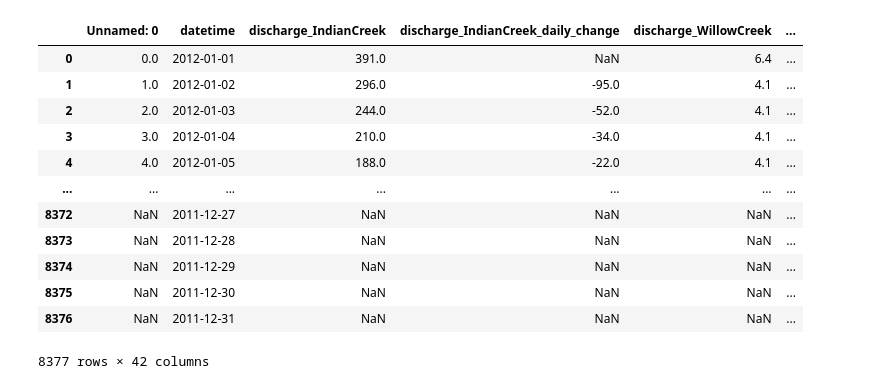
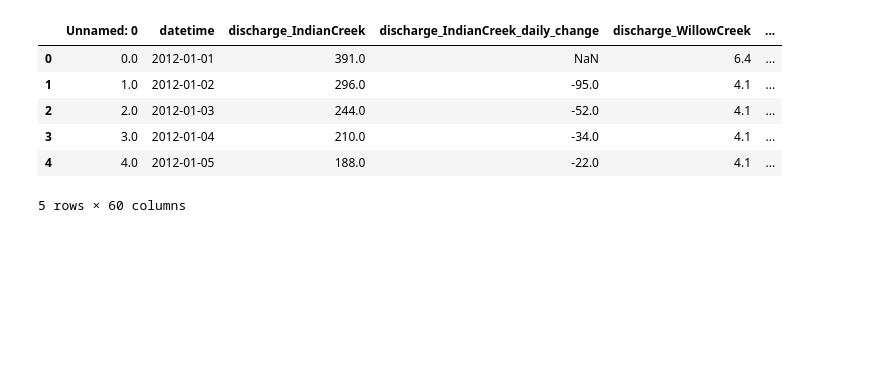
Before and after one commit to UW-GDA/SlaterFireHydrology, a Jupyter notebook: code/Analysis/Linear_Res_Model.ipynb, the cells around one changed output. Cells and saved outputs as stored; diff of their text form; code cells hidden in the pictures; blank space fills up the shorter version.

```diff
--- a/code/Analysis/Linear_Res_Model.ipynb
+++ b/code/Analysis/Linear_Res_Model.ipynb
@@ -19,30 +19,27 @@ fire_year = {'IndianCreek': 2020, 'WillowCreek': 2020, 'CacheCreek': 2018, 'Suck
 # %%
 df = pd.read_csv(data_file)
 # %%
+df['day_of_year'] = pd.to_datetime(summer_df['datetime']).dt.dayofyear
 for river in rivers:
     df['decay_coef_' + river] = df['discharge_'+river]/(df['discharge_'+river] - df['discharge_'+ river + '_daily_change'])
     df['discharge_' + river + '_previous_day'] = (df['discharge_' + river] - df['discharge_' + river + '_daily_change'])
     df['discharge_' + river + '_daily_change_positive'] = -df['discharge_' + river + '_daily_change']
     df['post-fire_' + river] = df['year'] > fire_year[river]
-    df['day_of_year'] = pd.to_datetime(summer_df['datetime']).dt.dayofyear
+    df['year_sum_discharge_' + river] = df.groupby('year')['discharge_'+river].transform('sum')
+    df['month_sum_discharge_' + river] = df.groupby(['month', 'year'])['discharge_'+river].transform('sum')
+    df['month_fraction_discharge_' + river] = df['month_sum_discharge_' + river]/df['year_sum_discharge_' + river]
 
-summer_df = df[(df['month']>0) & (df['month']<13)]
+summer_df = df[(df['month']>6) & (df['month']<11)]
 # %%
-summer_df
+df.head()
 # %% [output]
 |  | Unnamed: 0 | datetime | discharge_IndianCreek | discharge_IndianCreek_daily_change | discharge_WillowCreek | ... |
 | 0 | 0.0 | 2012-01-01 | 391.0 | NaN | 6.4 | ... |
 | 1 | 1.0 | 2012-01-02 | 296.0 | -95.0 | 4.1 | ... |
 | 2 | 2.0 | 2012-01-03 | 244.0 | -52.0 | 4.1 | ... |
 | 3 | 3.0 | 2012-01-04 | 210.0 | -34.0 | 4.1 | ... |
 | 4 | 4.0 | 2012-01-05 | 188.0 | -22.0 | 4.1 | ... |
-| ... | ... | ... | ... | ... | ... | ... |
-| 8372 | NaN | 2011-12-27 | NaN | NaN | NaN | ... |
-| 8373 | NaN | 2011-12-28 | NaN | NaN | NaN | ... |
-| 8374 | NaN | 2011-12-29 | NaN | NaN | NaN | ... |
-| 8375 | NaN | 2011-12-30 | NaN | NaN | NaN | ... |
-| 8376 | NaN | 2011-12-31 | NaN | NaN | NaN | ... |
-8377 rows × 42 columns
+5 rows × 60 columns
 # %%
 for river in rivers:
     decrease_df = summer_df[summer_df['discharge_' + river + '_daily_change'] < 0]
```
Also changed, not shown: parts of 4 cells of this notebook.
